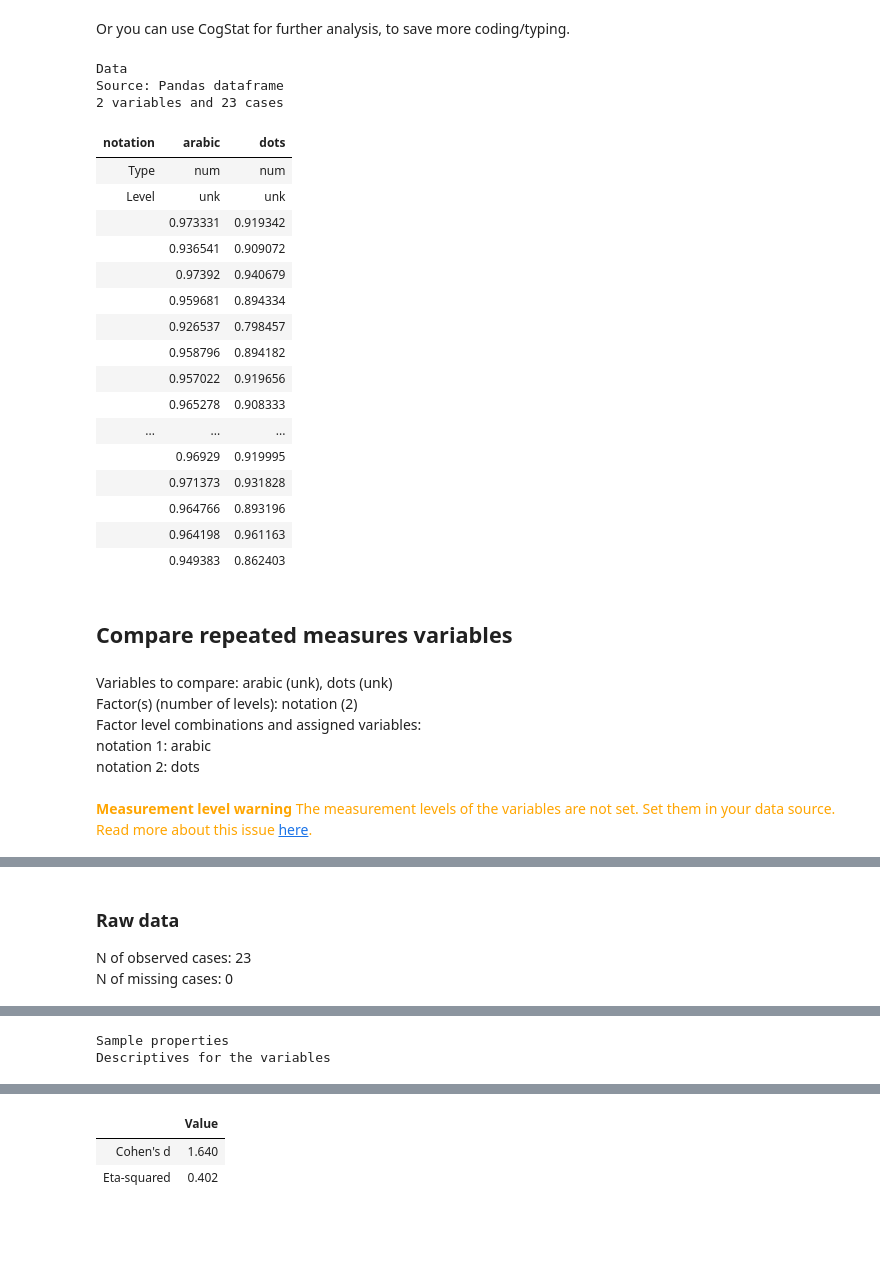
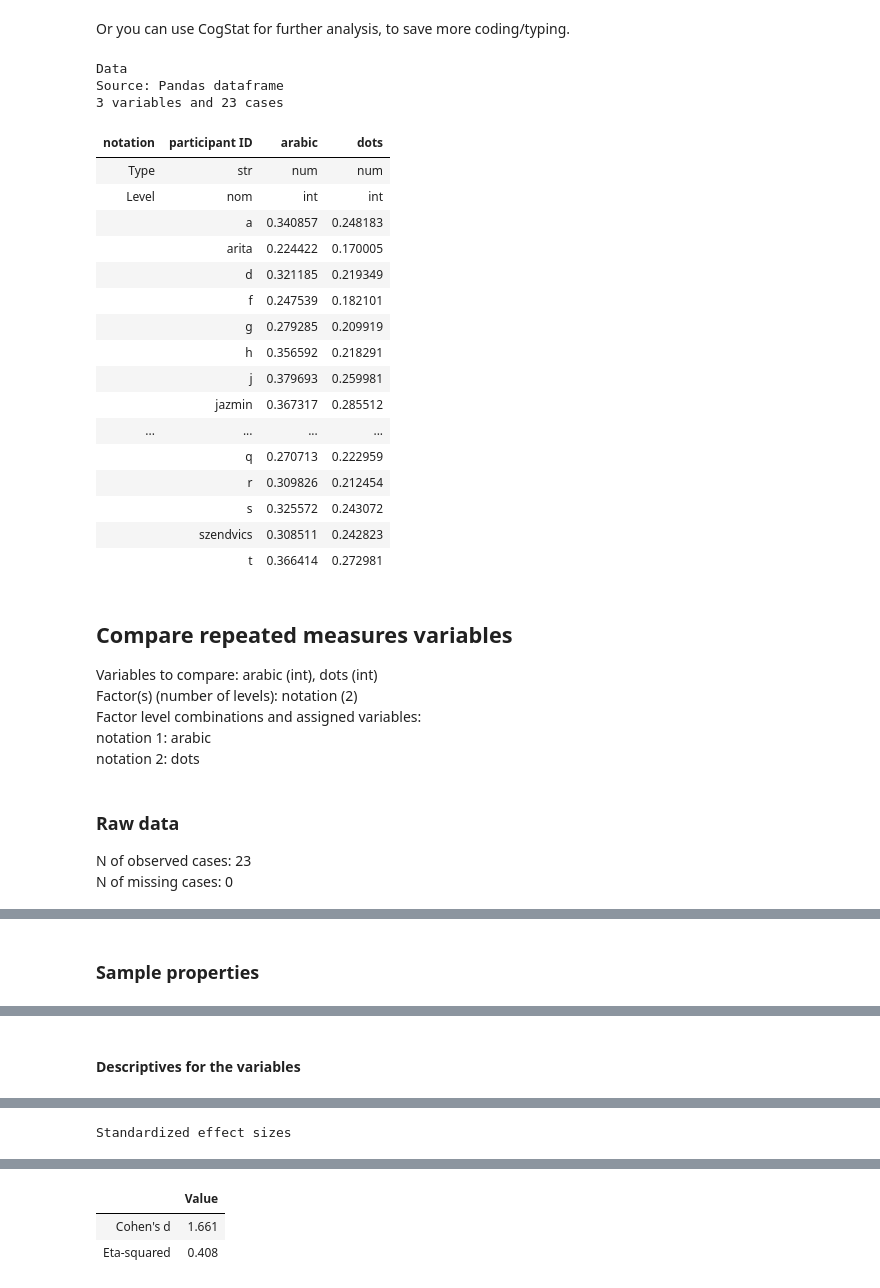
Before and after one commit to cogstat/cogstat, a Jupyter notebook: cogstat/docs/CogStat demonstration for diffusion model parameter recovery.ipynb, the cells around one changed output, grey strips where cells are left out. Saved outputs shown, nothing was run; the diff lists cells and outputs as text; code cells hidden in the pictures; blank space fills up the shorter version.

```diff
--- a/cogstat/docs/CogStat demonstration for diffusion model parameter recovery.ipynb
+++ b/cogstat/docs/CogStat demonstration for diffusion model parameter recovery.ipynb
@@ -265,37 +255,40 @@ reaction_time_result.plot(x='ratio', y ='reaction time', kind='scatter', c='nota
 # %% [markdown]
 Or you can use CogStat for further analysis, to save more coding/typing.
 # %%
-# For example, make a CogStat data object from the mean error rate of the participants for the two notations.
-CS_data_error_rates = cs.CogStatData(data = results[3].data.stack(level=0).mean(axis=1).unstack())
+# For example, make a CogStat data object from the mean drift rate of the participants for the two notations.
+CS_data_error_rates = cs.CogStatData(data = results['drift rate'].data.stack(level=0).mean(axis=1).unstack().reset_index(),
+                                     measurement_levels=['nom', 'int', 'int'])
 cs.display(CS_data_error_rates.print_data())
 
 # Then compare the mean error rate for the two notations
 cs.display(CS_data_error_rates.compare_variables(var_names=['arabic', 'dots'], factors=[['notation', 2]]))
 # %% [output]
 Data
 Source: Pandas dataframe
-2 variables and 23 cases
+3 variables and 23 cases
-| notation | arabic | dots |
-| Type | num | num |
-| Level | unk | unk |
-|  | 0.973331 | 0.919342 |
-|  | 0.936541 | 0.909072 |
-|  | 0.97392 | 0.940679 |
-|  | 0.959681 | 0.894334 |
-|  | 0.926537 | 0.798457 |
-|  | 0.958796 | 0.894182 |
-|  | 0.957022 | 0.919656 |
-|  | 0.965278 | 0.908333 |
-| ... | ... | ... |
-|  | 0.96929 | 0.919995 |
-|  | 0.971373 | 0.931828 |
-|  | 0.964766 | 0.893196 |
-|  | 0.964198 | 0.961163 |
-|  | 0.949383 | 0.862403 |
+| notation | participant ID | arabic | dots |
+| Type | str | num | num |
+| Level | nom | int | int |
+|  | a | 0.340857 | 0.248183 |
+|  | arita | 0.224422 | 0.170005 |
+|  | d | 0.321185 | 0.219349 |
+|  | f | 0.247539 | 0.182101 |
+|  | g | 0.279285 | 0.209919 |
+|  | h | 0.356592 | 0.218291 |
+|  | j | 0.379693 | 0.259981 |
+|  | jazmin | 0.367317 | 0.285512 |
+| ... | ... | ... | ... |
+|  | q | 0.270713 | 0.222959 |
+|  | r | 0.309826 | 0.212454 |
+|  | s | 0.325572 | 0.243072 |
+|  | szendvics | 0.308511 | 0.242823 |
+|  | t | 0.366414 | 0.272981 |
 Compare repeated measures variables
+Variables to compare: arabic (int), dots (int)
+Factor(s) (number of levels): notation (2)
+Factor level combinations and assigned variables:
+notation 1: arabic
+notation 2: dots
-Variables to compare: arabic (unk), dots (unk)
-Factor(s) (number of levels): notation (2)
-Factor level combinations and assigned variables:
-notation 1: arabic
-notation 2: dots
-Measurement level warning The measurement levels of the variables are not set. Set them in your data source. Read more about this issue here.
+Raw data
+N of observed cases: 23
+N of missing cases: 0
@@ -302,3 +296 @@ Measurement level warning The measurement levels of the variables are not set. S
-Raw data
-N of observed cases: 23
-N of missing cases: 0
+Sample properties
@@ -305,0 +297 @@ N of missing cases: 0
+Descriptives for the variables
@@ -306,2 +306 @@ N of missing cases: 0
-Sample properties
-Descriptives for the variables
+Standardized effect sizes
@@ -316,3 +307,3 @@ Descriptives for the variables
 |  | Value |
-| Cohen's d | 1.640 |
-| Eta-squared | 0.402 |
+| Cohen's d | 1.661 |
+| Eta-squared | 0.408 |
```
Also changed, not shown: parts of 9 cells of this notebook, 3 other files.
